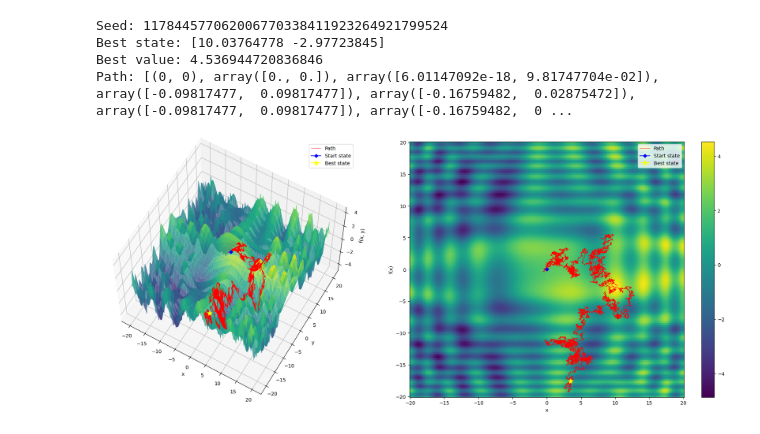
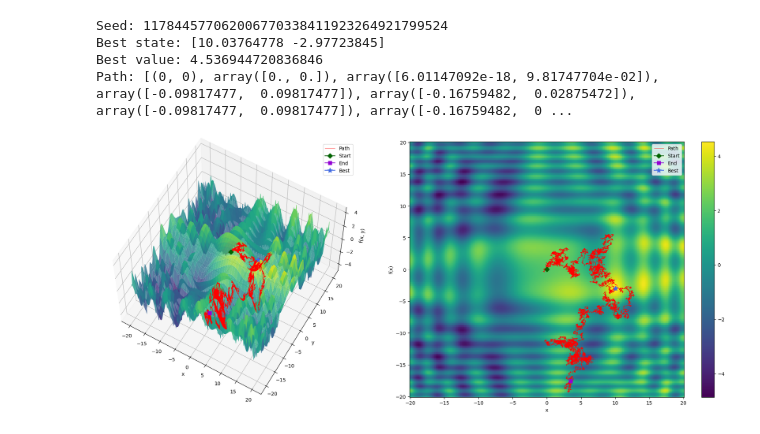
Before and after one commit to loveCiForever/final_project_intro_to_ai, a Jupyter notebook: source/task1/task1.ipynb, the cells around one changed output. Saved outputs shown, nothing was run; the diff lists cells and outputs as text; code cells hidden in the pictures.

Commit message:
Fix the plotted states

```diff
--- a/source/task1/task1.ipynb
+++ b/source/task1/task1.ipynb
@@ -30,18 +30,18 @@ class Surface3:
     def __call__(self, x: float, y: float) -> float:
         return self.f(x, y)
 
-    def plot_3d(self, ax: Axes3D, path: Path = None) -> None:
+    def plot_3d(self, ax: Axes3D, path: Path = None, best_state: State = None) -> None:
         ax.plot_surface(self.X, self.Y, self.Z, cmap="viridis", alpha=0.8)
 
         if path is not None:
             path = np.array(path)
             ax.plot(path[:, 0], path[:, 1], [self.f(x, y) for x, y in path], label="Path", color="red", linewidth=0.5, zorder=4)
 
-            start_x, start_y = path[0]
-            ax.plot(start_x, start_y, self.f(start_x, start_y), label="Start state", color="blue", marker="D", markersize=5, zorder=4)
+            ax.plot(*path[0], self.f(*path[0]), label="Start", color="darkgreen", marker="D", markersize=7.5, zorder=4)
+            ax.plot(*path[-1], self.f(*path[-1]), label="End", color="darkviolet", marker="s", markersize=7.5, zorder=4)
 
-            best_x, best_y = path[-1]
-            ax.plot(best_x, best_y, self.f(best_x, best_y), label="Best state", color="yellow", marker="*", markersize=10, zorder=4)
+        if best_state is not None:
+            ax.plot(*best_state, self.f(*best_state), label="Best", color="royalblue", marker="*", markersize=10, zorder=4)
 
         ax.set_xlabel("x"); ax.set_ylabel("y")
         ax.set_zlabel("f(x, y)")
@@ -49,7 +49,7 @@ class Surface3:
         ax.view_init(elev=60)
         ax.legend()
 
-    def plot_2d(self, ax: Axes, path: Path = None) -> None:
+    def plot_2d(self, ax: Axes, path: Path = None, best_state: State = None) -> None:
         contour = ax.pcolormesh(self.X, self.Y, self.Z, cmap="viridis")
         plt.colorbar(contour)
 
@@ -57,24 +57,24 @@ class Surface3:
             path = np.array(path)
             ax.plot(path[:, 0], path[:, 1], label="Path", color="red", linewidth=0.5)
 
-            start_x, start_y = path[0]
-            ax.plot(start_x, start_y, label="Start state", color="blue", marker="D", markersize=5)
+            ax.plot(*path[0], label="Start", color="darkgreen", marker="D", markersize=7.5)
+            ax.plot(*path[-1], label="End", color="darkviolet", marker="s", markersize=7.5)
 
-            best_x, best_y = path[-1]
-            ax.plot(best_x, best_y, label="Best state", color="yellow", marker="*", markersize=10)
+        if best_state is not None:
+            ax.plot(*best_state, label="Best", color="royalblue", marker="*", markersize=10)
 
         ax.set_xlabel("x")
         ax.set_ylabel("f(x)")
         ax.legend()
 
-    def plot(self, path: Path = None) -> None:
+    def plot(self, path: Path = None, best_state: State = None) -> None:
         fig = plt.figure(figsize=(20, 8))
 
         ax1 = fig.add_subplot(121, projection="3d")
-        self.plot_3d(ax1, path)
+        self.plot_3d(ax1, path, best_state)
 
         ax2 = fig.add_subplot(122)
-        self.plot_2d(ax2, path)
+        self.plot_2d(ax2, path, best_state)
 
         plt.tight_layout()
 # %%
@@ -155,28 +155,28 @@ class SimulatedAnnealing:
 # %%
 BEST_SEED = 117844577062006770338411923264921799524
 
 x, y = sp.symbols("x y")
 expr = sp.sin(x / 8) + sp.cos(y / 4) - sp.sin(x * y / 16) + sp.cos(x ** 2 / 16) + sp.sin(y ** 2 / 8)
 
 f = sp.lambdify((x, y), expr)
 task1 = Surface3(f, xlim=(-20.0, 20.0), ylim=(-20.0, 20.0), resolution=200)
 
 schedule = Schedule(lambda t: max(1e-4, 1 / np.log(t + np.e)))
 simulated_anneal = SimulatedAnnealing(task1, schedule, (0, 0), random_state=BEST_SEED)
 
 best_state, best_value, path = simulated_anneal.search(max_iters=20000)
 
 print("\n".join([
     f"Seed: {simulated_anneal.seed}",
     f"Best state: {best_state}",
     f"Best value: {best_value}",
     f"Path: {path}"
 ]))
 
-task1.plot(path)
+task1.plot(path, best_state)
 # %% [output]
 Seed: 117844577062006770338411923264921799524
 Best state: [10.03764778 -2.97723845]
 Best value: 4.536944720836846
 Path: [(0, 0), array([0., 0.]), array([6.01147092e-18, 9.81747704e-02]), array([-0.09817477,  0.09817477]), array([-0.16759482,  0.02875472]), array([-0.09817477,  0.09817477]), array([-0.16759482,  0 ...
-[figure, old version]
+[figure, new version]
```
